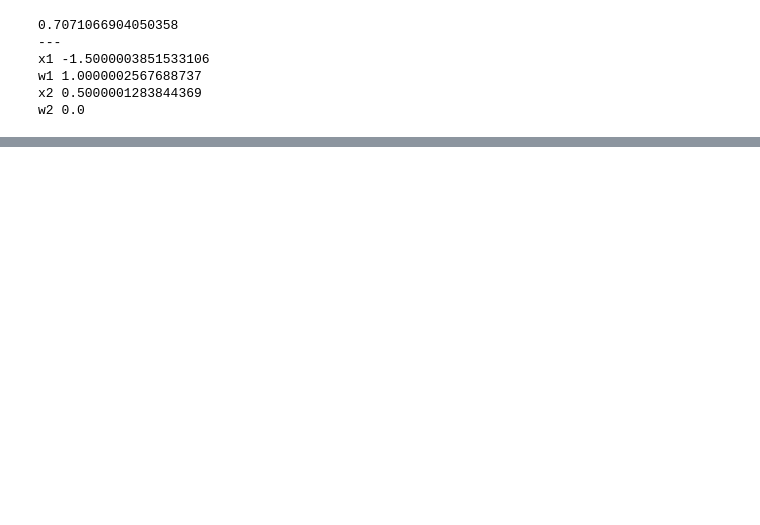
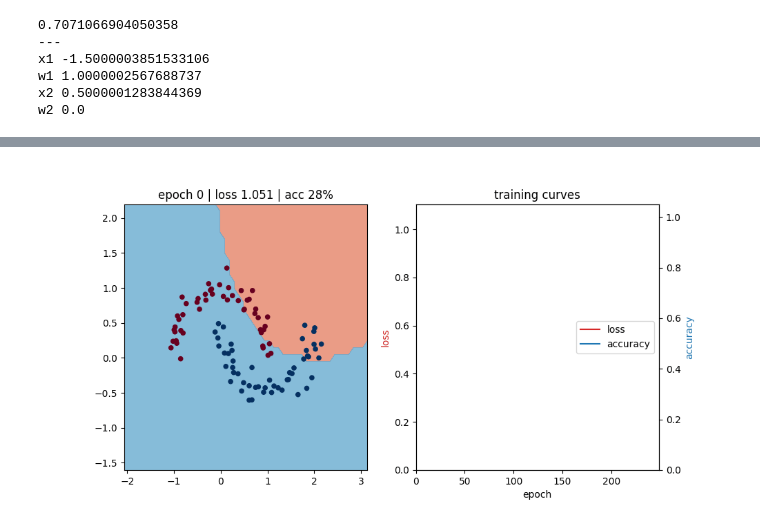
Before and after one commit to pocketmarble/pocketmarble.github.io, a Jupyter notebook: assets/jupyter/micrograd_sandbox.ipynb, the cells around one changed output, grey strips where cells are left out. Cells and saved outputs as stored; diff of their text form; code cells hidden in the pictures; blank space fills up the shorter version.

```diff
--- a/assets/jupyter/micrograd_sandbox.ipynb
+++ b/assets/jupyter/micrograd_sandbox.ipynb
@@ -531,0 +607,90 @@ step 19: loss = 0.05775920327179723
+# %%
+# animating the training
+
+import torch
+from matplotlib import animation
+from IPython.display import Image
+
+# using PyTorch for speed
+Xt = torch.tensor(X, dtype=torch.float32)
+yt = torch.tensor(y, dtype=torch.float32)
+
+# same architecture as the micrograd MLP: 2 -> 16 -> 16 -> 1
+torch.manual_seed(0)
+model = torch.nn.Sequential(
+  torch.nn.Linear(2, 16),  torch.nn.Tanh(),
+  torch.nn.Linear(16, 16), torch.nn.Tanh(),
+  torch.nn.Linear(16, 1),
+)
+
+# meshgrid for the boundary
+h = 0.1
+x_min, x_max = X[:, 0].min() - 1, X[:, 0].max() + 1
+y_min, y_max = X[:, 1].min() - 1, X[:, 1].max() + 1
+xx, yy = np.meshgrid(np.arange(x_min, x_max, h), np.arange(y_min, y_max, h))
+mesh = torch.tensor(np.c_[xx.ravel(), yy.ravel()], dtype=torch.float32)
+
+def decision_grid():
+  with torch.no_grad():
+      return (model(mesh).squeeze() > 0).numpy().reshape(xx.shape)
+
+opt = torch.optim.SGD(model.parameters(), lr=0.2)
+
+epochs, frames = 250, []
+for k in range(epochs):
+  scores = model(Xt).squeeze()
+  data_loss = torch.clamp(1 - yt * scores, min=0).mean()
+  l2 = 1e-4 * sum((p ** 2).sum() for p in model.parameters())
+  loss = data_loss + l2
+
+  opt.zero_grad()
+  loss.backward()
+  opt.step()
+
+  acc = ((scores > 0) == (yt > 0)).float().mean().item()
+  frames.append((decision_grid(), loss.item(), acc))
+
+# pull the recorded series out of frames
+losses   = [f[1] for f in frames]
+accs     = [f[2] for f in frames]
+epochs_x = list(range(len(frames)))
+
+# side-by-side: boundary | training curves
+fig, (ax_b, ax_c) = plt.subplots(1, 2, figsize=(10, 5))
+ax_acc = ax_c.twinx()  # accuracy gets its own y-axis (different scale than loss)
+
+# fix the curve axes up front so the lines draw in without the plot rescaling each frame
+ax_c.set_xlim(0, len(frames) - 1)
+ax_c.set_ylim(0, max(losses) * 1.05)
+ax_acc.set_ylim(0, 1.05)
+ax_c.set_xlabel('epoch')
+ax_c.set_ylabel('loss', color='tab:red')
+ax_acc.set_ylabel('accuracy', color='tab:blue')
+ax_c.set_title('training curves')
+
+# persistent line objects update each frame
+(line_loss,) = ax_c.plot([], [], color='tab:red',  label='loss')
+(line_acc,)  = ax_acc.plot([], [], color='tab:blue', label='accuracy')
+ax_c.legend(handles=[line_loss, line_acc], loc='center right')
+
+def draw(i):
+  # left: decision boundary
+  ax_b.clear()
+  Z, l, a = frames[i]
+  ax_b.contourf(xx, yy, Z, alpha=0.8, cmap=plt.cm.RdBu)
+  ax_b.scatter(X[:, 0], X[:, 1], c=y, s=20, cmap=plt.cm.RdBu)
+  ax_b.set_xlim(xx.min(), xx.max()); ax_b.set_ylim(yy.min(), yy.max())
+  ax_b.set_title(f"epoch {i} | loss {l:.3f} | acc {a:.0%}")
+
+  # right: extend the curves up to the current epoch
+  line_loss.set_data(epochs_x[:i+1], losses[:i+1])
+  line_acc.set_data(epochs_x[:i+1], accs[:i+1])
+
+hold = 50   # 50 frames x 20ms = 1s pause
+frame_seq = [0] * hold + list(range(len(frames))) + [len(frames) - 1] * hold
+anim = animation.FuncAnimation(fig, draw, frame_seq, interval=20)
+anim.save('decision_boundary.gif', writer='pillow')
+plt.close(fig)
+Image('decision_boundary.gif')
+# %% [output]
+[figure, added]
```
Also changed, not shown: parts of 26 cells of this notebook, 18 other files.
